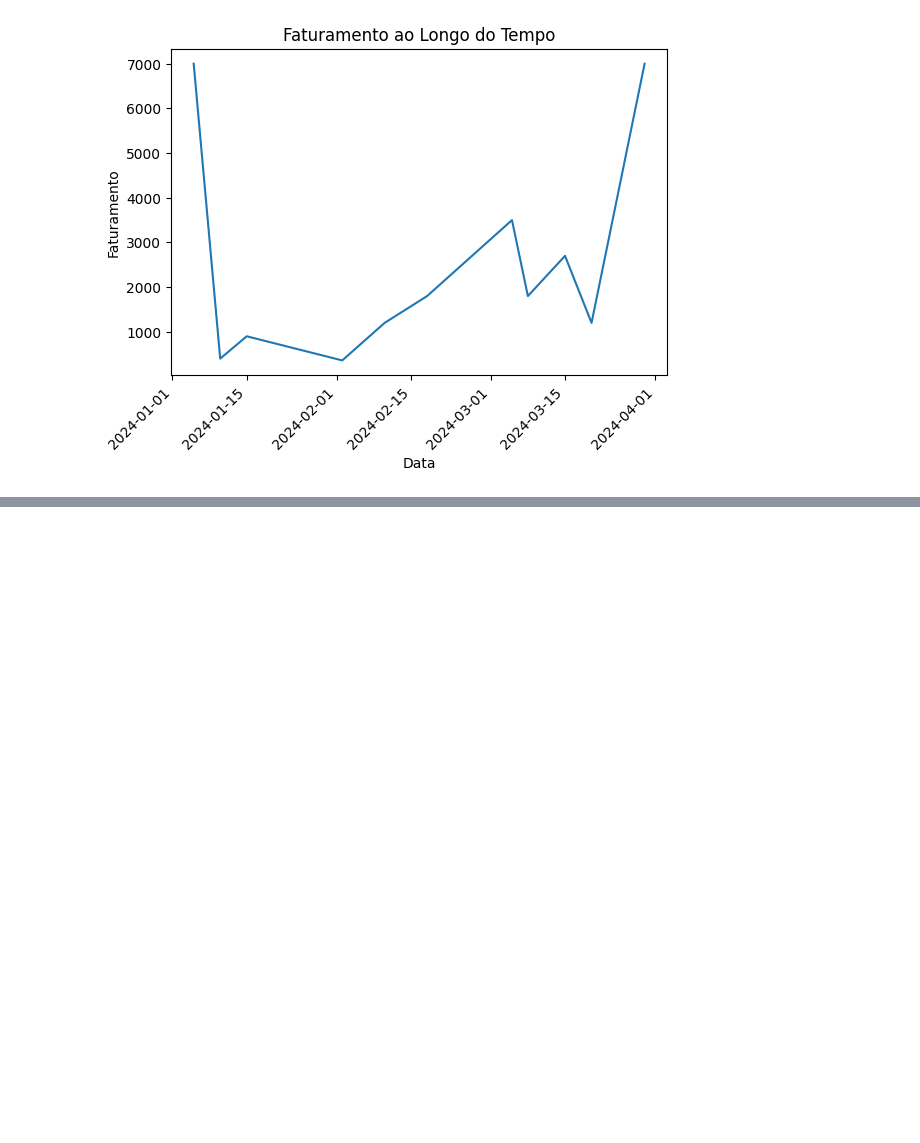
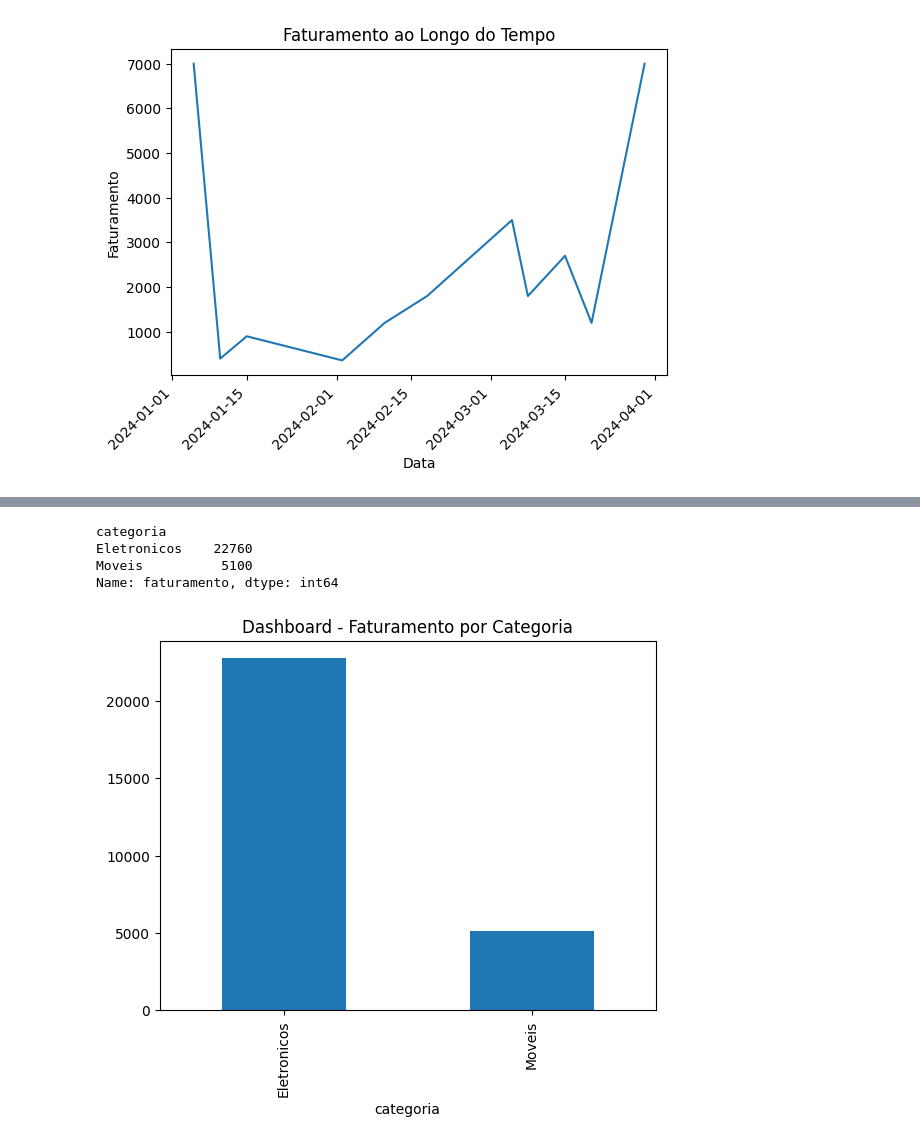
Before and after one commit to vitorlofreta/Repository-name-projeto-analise-vendas, a Jupyter notebook: analise_vendas.ipynb, the cells around one changed output, grey strips where cells are left out. Saved outputs shown, nothing was run; the diff lists cells and outputs as text; code cells hidden in the pictures; blank space fills up the shorter version.

```diff
--- a/analise_vendas.ipynb
+++ b/analise_vendas.ipynb
@@ -100,0 +114,15 @@ plt.show()
+# %%
+df.groupby("categoria")["faturamento"].sum()
+# %% [output]
+categoria
+Eletronicos    22760
+Moveis          5100
+Name: faturamento, dtype: int64
+# %%
+df.groupby("categoria")["faturamento"].sum().plot(kind="bar")
+
+plt.title("Dashboard - Faturamento por Categoria")
+
+plt.show()
+# %% [output]
+[figure, added]
```
Also changed, not shown: parts of 3 cells of this notebook, 2 other files.
